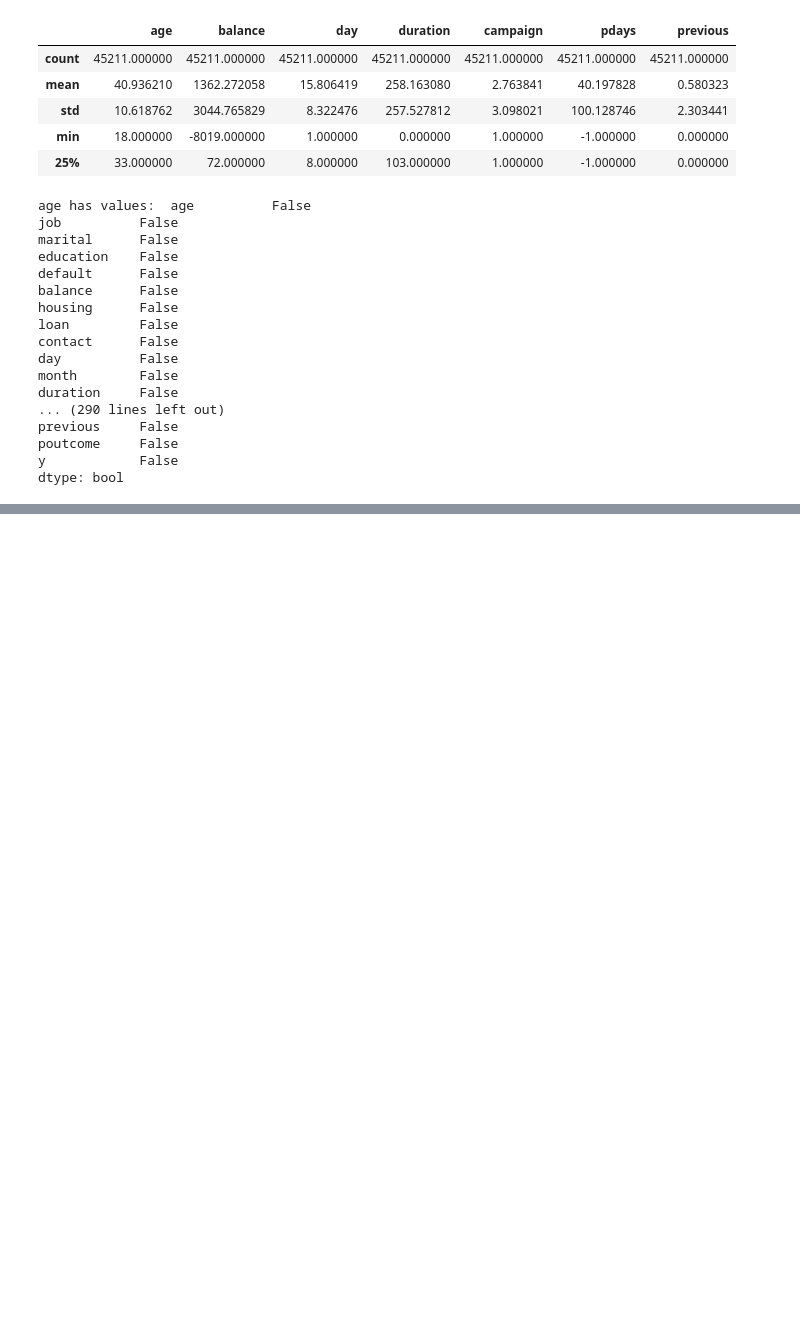
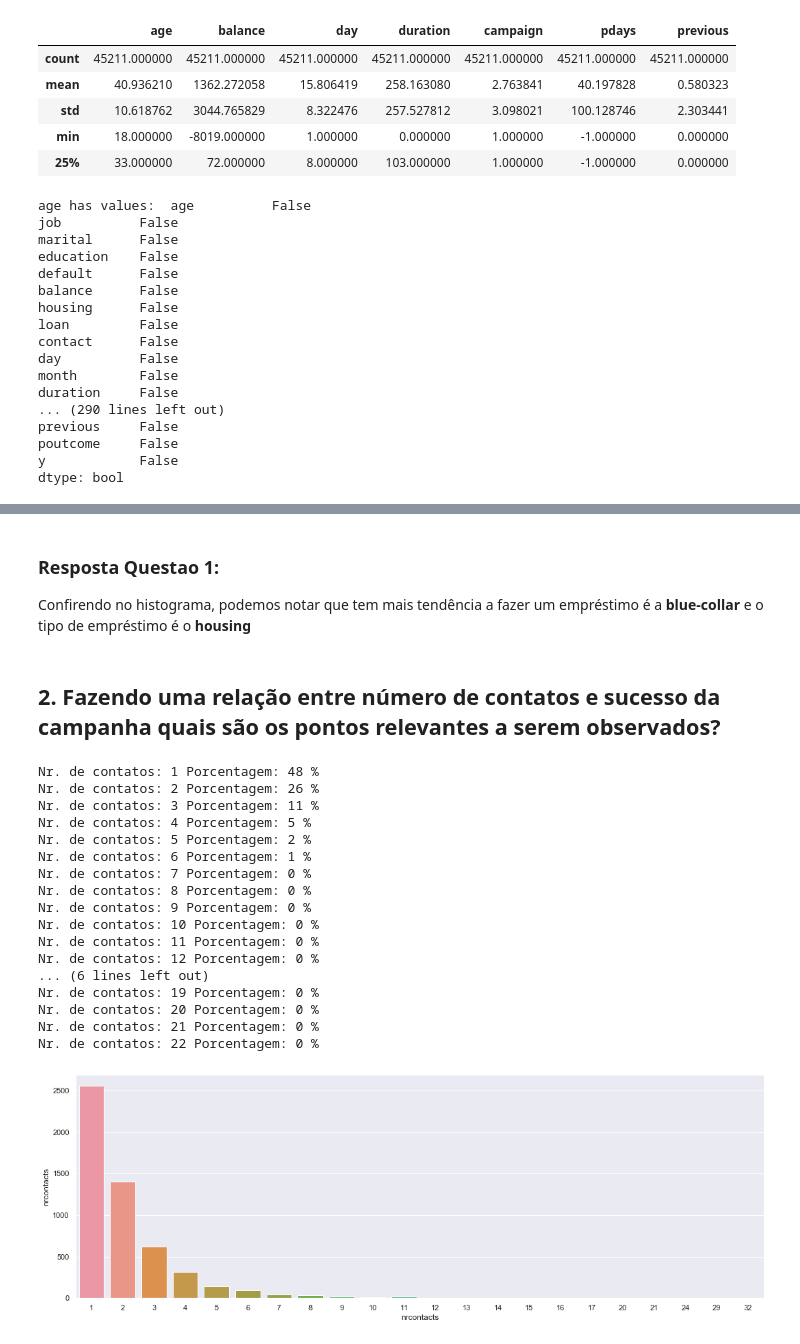
Before and after one commit to Alro10/data-science-bank-teste, a Jupyter notebook: src/Analysis.ipynb, the cells around one changed output, grey strips where cells are left out. Drawn from its saved outputs; the diff is of its cells as text; code cells hidden in the pictures; blank space fills up the shorter version.

```diff
--- a/src/Analysis.ipynb
+++ b/src/Analysis.ipynb
@@ -60,0 +137,58 @@ dtype: bool
+# %% [markdown]
+### Resposta Questao 1:
+
+Confirendo no histograma, podemos notar que tem mais tendência a fazer um empréstimo é a **blue-collar** e o tipo de empréstimo é o **housing**
+# %% [markdown]
+## 2. Fazendo uma relação entre número de contatos e sucesso da campanha quais são os pontos relevantes a serem observados?
+# %%
+# Dataset e os gráficos de barra para encontrar as relações.
+df_camp = []
+df_cont = []
+
+for i in range(0, len(df)):
+    if (df.iloc[i].y == 'yes'):
+        df_camp.append(df.iloc[i].campaign)
+        df_cont.append(df.iloc[i].contact)
+
+df_camp = pd.DataFrame(df_camp)
+df_cont = pd.DataFrame(df_cont)
+df_camp = pd.concat([df_camp, df_cont], axis=1)
+
+df_camp.columns=['nrcontacts', 'typecontacts']
+cont = df_camp['nrcontacts'].groupby([df_camp['nrcontacts']]).count()
+
+
+min(df_camp['nrcontacts'])
+max(df_camp['nrcontacts'])
+
+cont = pd.DataFrame(cont)
+
+# Plot bar
+sns.set(rc={'figure.figsize':(18,6)})
+sns.barplot(x=cont.index, y=cont.nrcontacts)
+
+for i in range(0, len(cont)):
+    nrcont = i + 1
+    perc = cont.iloc[i]/len(df_camp) * 100
+    perc = int(perc)
+    print('Nr. de contatos: ' + str(nrcont) + ' Porcentagem: ' + str(perc) + ' %')
+    perc = 0
+# %% [output]
+Nr. de contatos: 1 Porcentagem: 48 %
+Nr. de contatos: 2 Porcentagem: 26 %
+Nr. de contatos: 3 Porcentagem: 11 %
+Nr. de contatos: 4 Porcentagem: 5 %
+Nr. de contatos: 5 Porcentagem: 2 %
+Nr. de contatos: 6 Porcentagem: 1 %
+Nr. de contatos: 7 Porcentagem: 0 %
+Nr. de contatos: 8 Porcentagem: 0 %
+Nr. de contatos: 9 Porcentagem: 0 %
+Nr. de contatos: 10 Porcentagem: 0 %
+Nr. de contatos: 11 Porcentagem: 0 %
+Nr. de contatos: 12 Porcentagem: 0 %
+... (6 lines left out)
+Nr. de contatos: 19 Porcentagem: 0 %
+Nr. de contatos: 20 Porcentagem: 0 %
+Nr. de contatos: 21 Porcentagem: 0 %
+Nr. de contatos: 22 Porcentagem: 0 %
+[figure, added]
```
Also changed, not shown: parts of 15 cells of this notebook.
